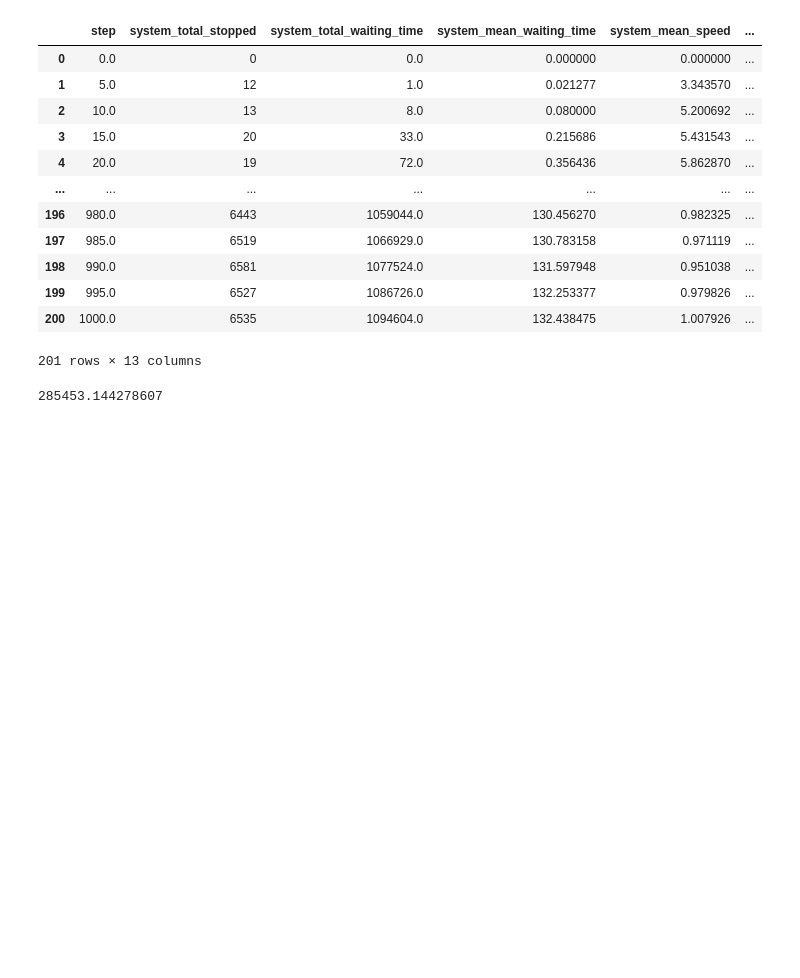
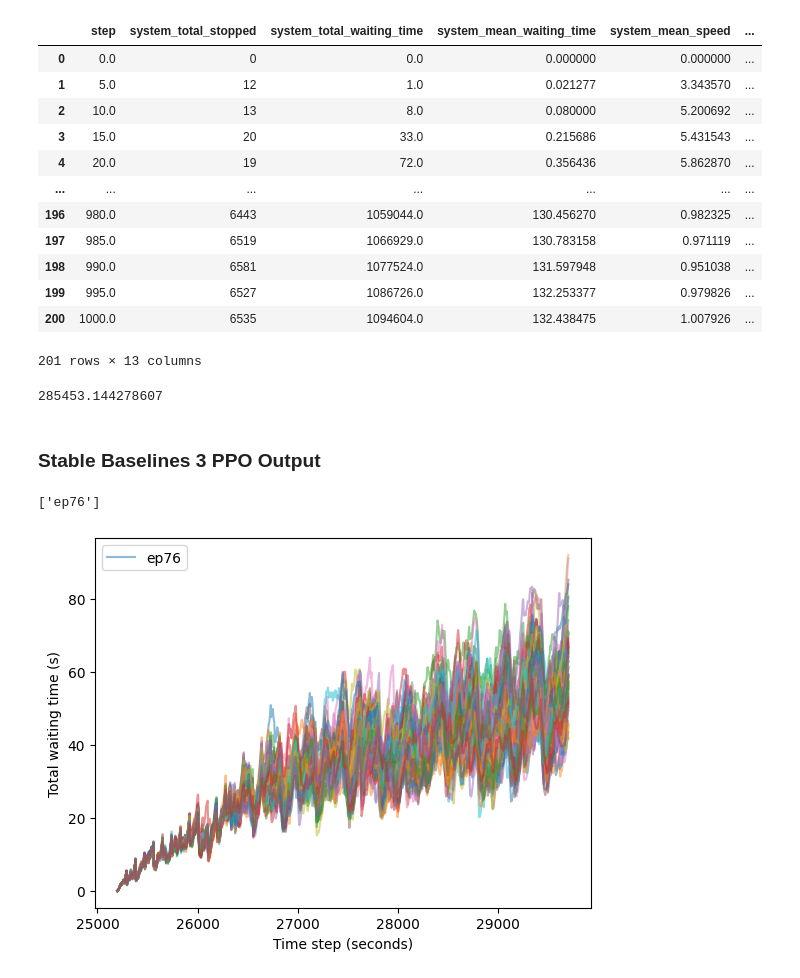
Before and after one commit to karstenk9/rl_traffic_signal_optimization, a Jupyter notebook: notebooks/ppo_output_analysis.ipynb, the cells around one changed output. Cells and saved outputs as stored; diff of their text form; code cells hidden in the pictures; blank space fills up the shorter version.

Commit message:
output analysis + update output metrics; adjust runtime to 1,25h

```diff
--- a/notebooks/ppo_output_analysis.ipynb
+++ b/notebooks/ppo_output_analysis.ipynb
@@ -43,3 +44,29 @@ episode1 = pd.read_csv(inputdir + 'ppo_withPT_conn0_ep1.csv')
 episode1.system_total_waiting_time.mean()
 # %% [output]
 285453.144278607
+# %% [markdown]
+### Stable Baselines 3 PPO Output
+# %%
+# define folder to gaher data from
+inputdir = '../src/data/model_outputs/'
+# %%
+i = 0
+for file in os.listdir(inputdir):
+    if file.startswith('waitingTime'):
+        i += 1
+        main_df = pd.DataFrame()
+        main_df = pd.read_csv(inputdir + file)
+        main_df = main_df[['step', 'system_mean_waiting_time']]
+        plt.size = (30, 20)
+        plt.xlabel('Time step (seconds)')
+        plt.ylabel('Total waiting time (s)')
+        plt.plot(main_df['step'], main_df['system_mean_waiting_time'], alpha=0.5)
+        legend_list = []
+        #print(i)
+        legend_list.append(f'ep{i}')
+print(legend_list)
+plt.legend(legend_list)#['ep1', 'ep2', 'ep3', 'ep4', 'ep5', 'ep6', 'ep7', 'ep8'])
+plt.show()
+# %% [output]
+['ep76']
+[figure, added]
```
Also changed, not shown: parts of 33 cells of this notebook, 8 other files.
